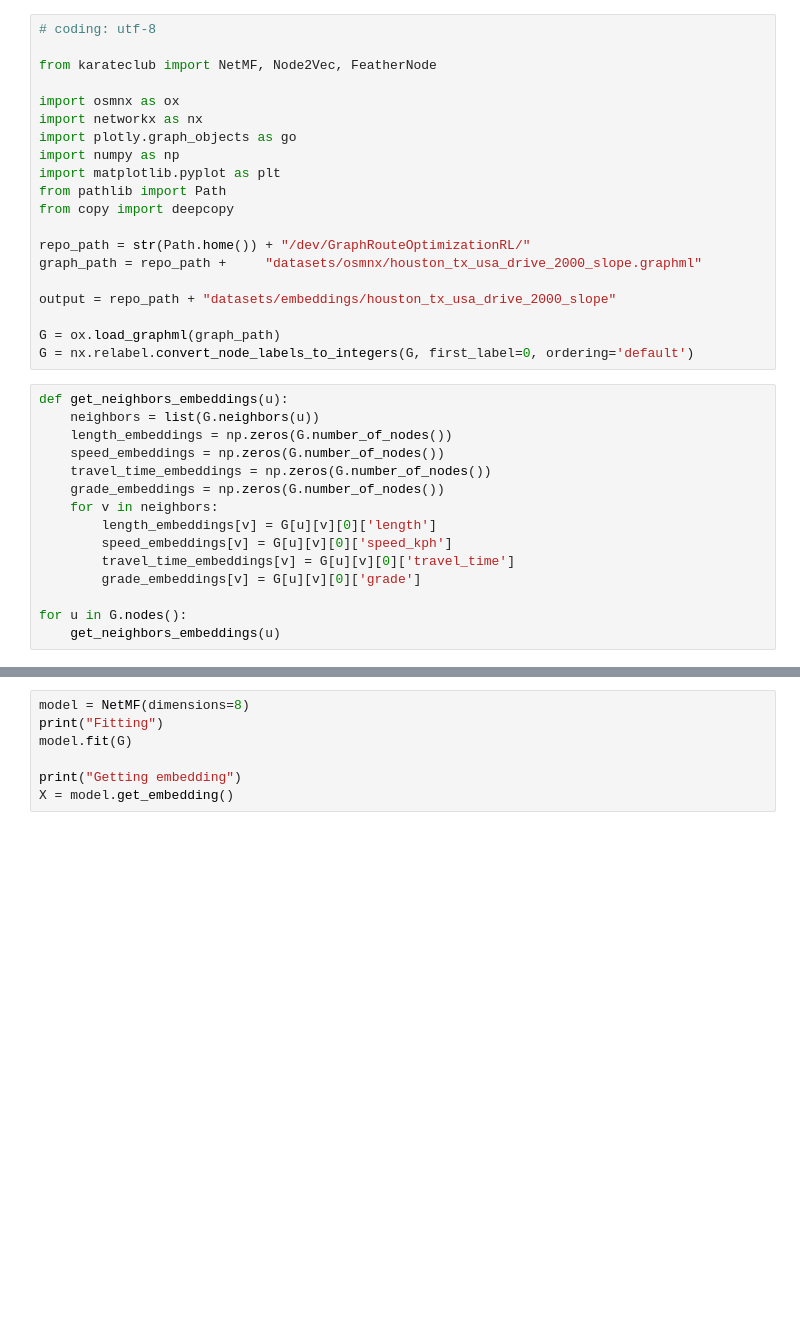
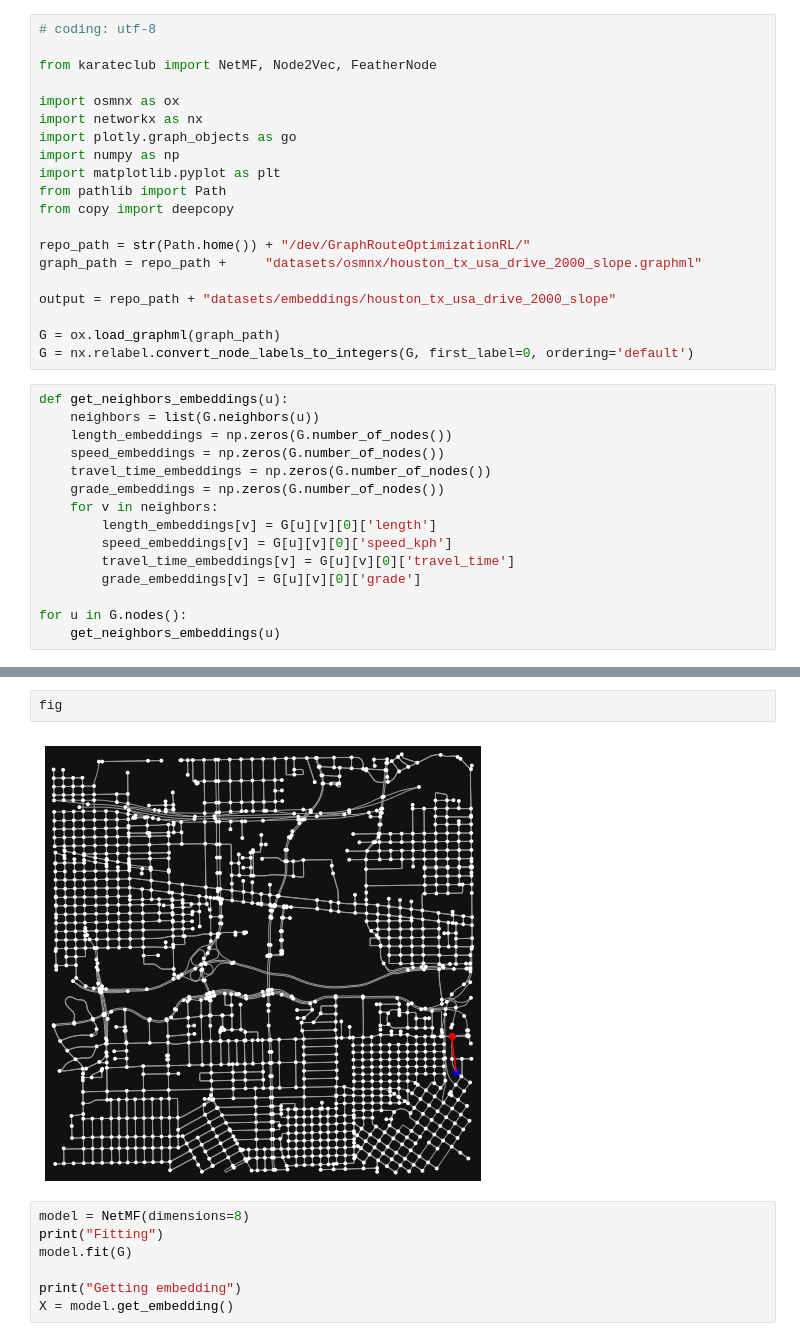
Before and after one commit to dyllanwli/GraphRouteOptimizationRL, a Jupyter notebook: src/preprocess/map_embedding.ipynb, the cells around one changed output, grey strips where cells are left out. Cells and saved outputs as stored; diff of their text form; blank space fills up the shorter version.

```diff
--- a/src/preprocess/map_embedding.ipynb
+++ b/src/preprocess/map_embedding.ipynb
@@ -40,3 +52,7 @@ neighbors
+# %%
+fig
+# %% [output]
+[figure, added]
 # %%
 model = NetMF(dimensions=8)
 print("Fitting")
```
Also changed, not shown: parts of 5 cells of this notebook, 4 other files.
